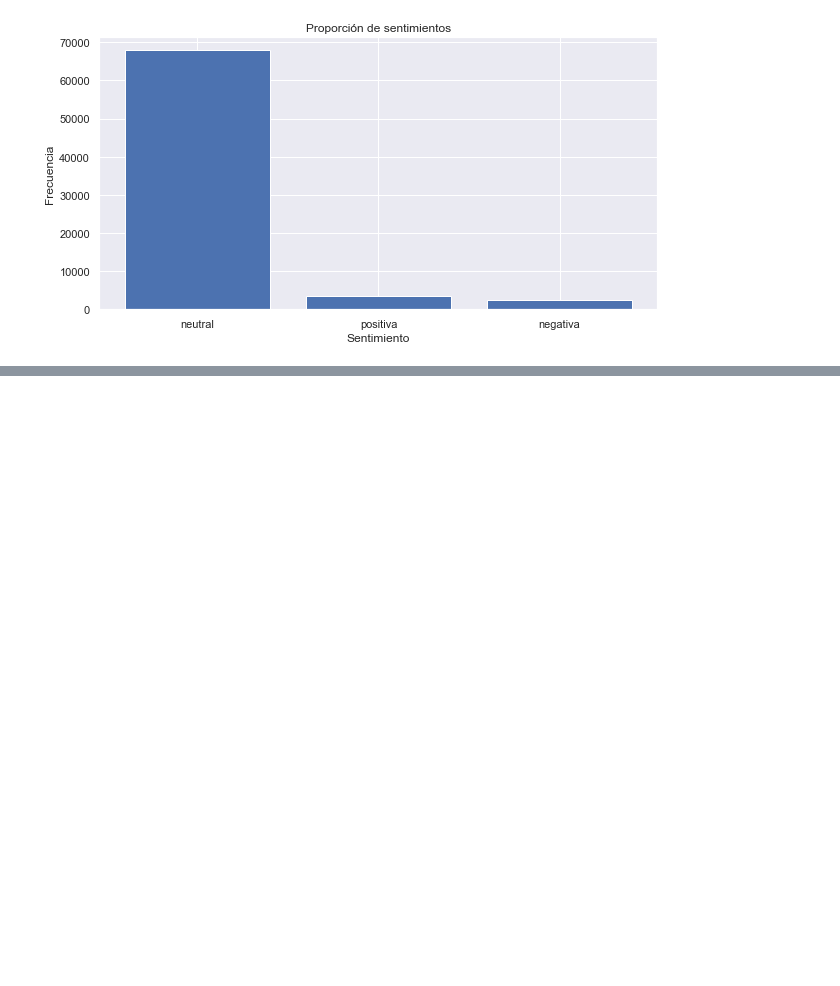
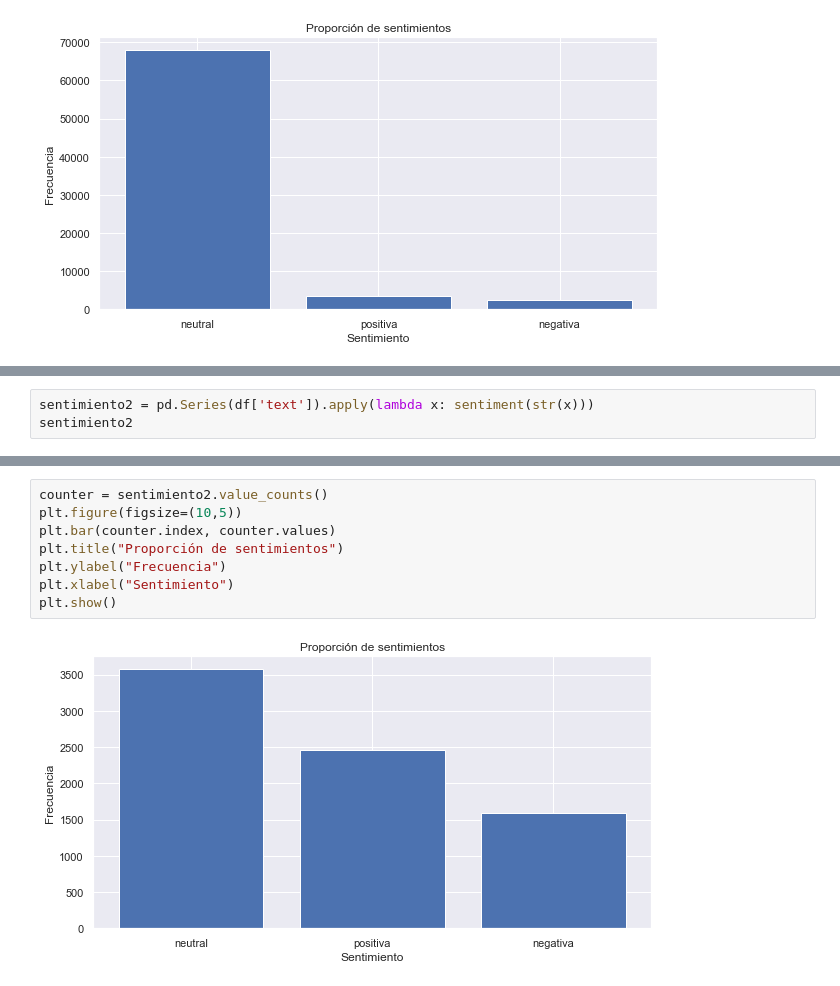
Before and after one commit to gabrielquirozz/Analisis-de-Sentimientos, a Jupyter notebook: analisis.ipynb, the cells around one changed output, grey strips where cells are left out. Cells and saved outputs as stored; diff of their text form; blank space fills up the shorter version.

```diff
--- a/analisis.ipynb
+++ b/analisis.ipynb
@@ -318,0 +337,3 @@ plt.show()
+# %%
+sentimiento2 = pd.Series(df['text']).apply(lambda x: sentiment(str(x)))
+sentimiento2
@@ -318,0 +361,10 @@ plt.show()
+# %%
+counter = sentimiento2.value_counts()
+plt.figure(figsize=(10,5))
+plt.bar(counter.index, counter.values)
+plt.title("Proporción de sentimientos")
+plt.ylabel("Frecuencia")
+plt.xlabel("Sentimiento")
+plt.show()
+# %% [output]
+[figure, added]
```
Also changed, not shown: parts of 13 cells of this notebook.
